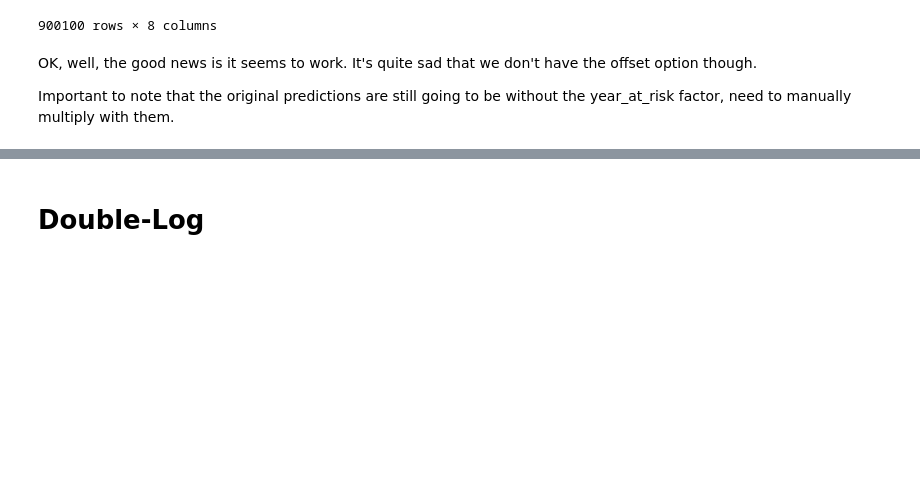
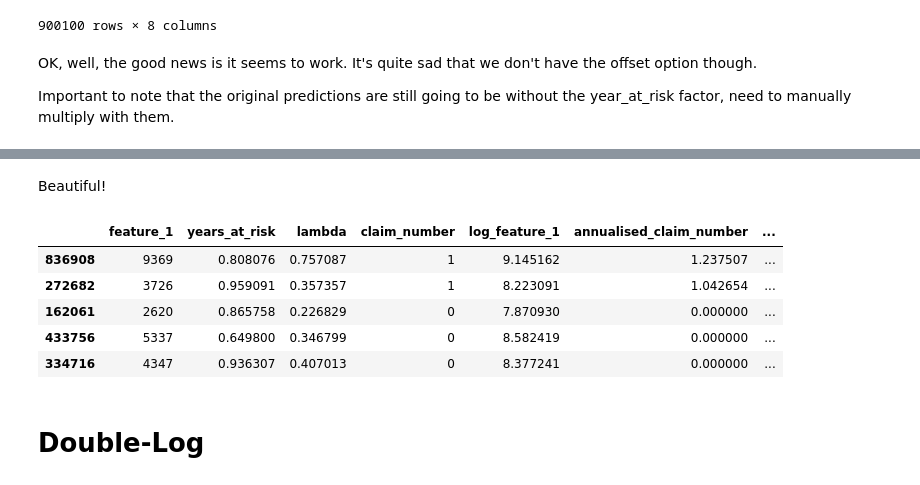
Before and after one commit to MatePocs/insurance, a Jupyter notebook: notebooks/GLM_Basics.ipynb, the cells around one changed output, grey strips where cells are left out. Cells and saved outputs as stored; diff of their text form; code cells hidden in the pictures; blank space fills up the shorter version.

```diff
--- a/notebooks/GLM_Basics.ipynb
+++ b/notebooks/GLM_Basics.ipynb
@@ -228,0 +231,8 @@ Important to note that the original predictions are still going to be without th
+# %%
+df2['log_years_at_risk'] = np.log(df2['years_at_risk'])
+# %%
+mdl = PoissonRegressor(alpha = 0)
+X = df2[['log_feature_1', 'log_years_at_risk']]
+y = df2['claim_number']
+mdl.fit(X, y, sample_weight)
+df2['pred_claim_number_v2'] = mdl.predict(X)
@@ -229,3 +243,14 @@ Important to note that the original predictions are still going to be without th
+# %% [markdown]
+Beautiful!
+# %%
+df2.sample(5)
+# %% [output]
+|  | feature_1 | years_at_risk | lambda | claim_number | log_feature_1 | annualised_claim_number | ... |
+| 836908 | 9369 | 0.808076 | 0.757087 | 1 | 9.145162 | 1.237507 | ... |
+| 272682 | 3726 | 0.959091 | 0.357357 | 1 | 8.223091 | 1.042654 | ... |
+| 162061 | 2620 | 0.865758 | 0.226829 | 0 | 7.870930 | 0.000000 | ... |
+| 433756 | 5337 | 0.649800 | 0.346799 | 0 | 8.582419 | 0.000000 | ... |
+| 334716 | 4347 | 0.936307 | 0.407013 | 0 | 8.377241 | 0.000000 | ... |
 # %% [markdown]
 # Double-Log
 # %% [markdown]
```
Also changed, not shown: parts of 22 cells of this notebook.
